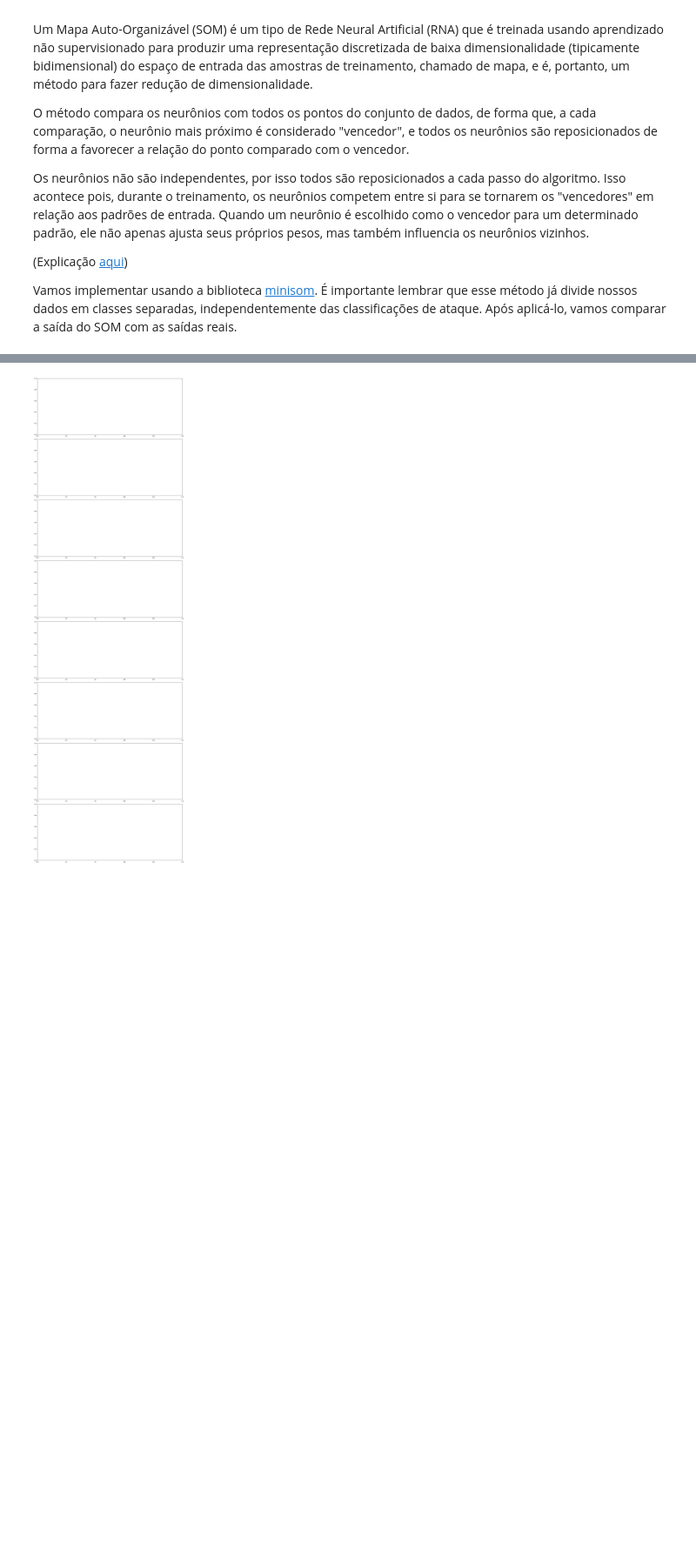
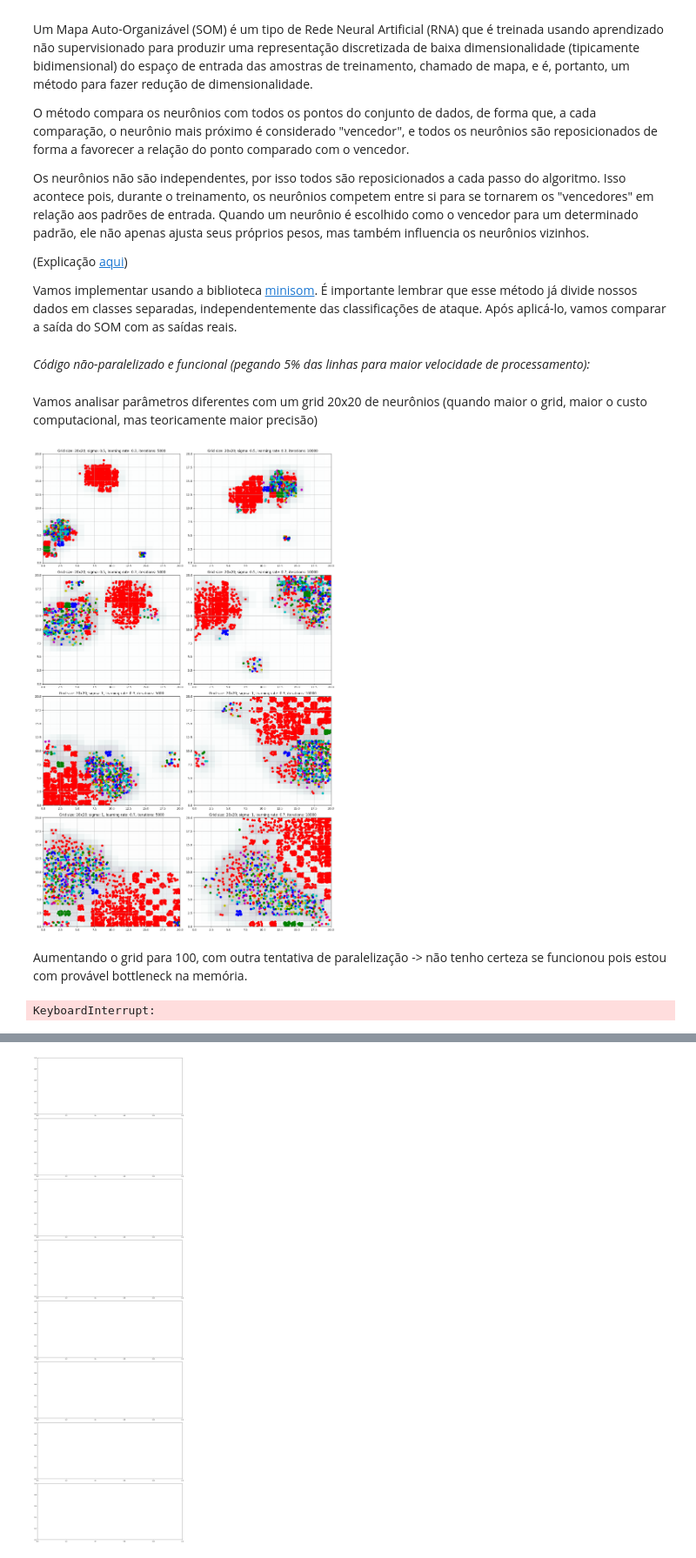
Before and after one commit to cesarpmorais/5G-Data-Training, a Jupyter notebook: data_discovery.ipynb, the cells around one changed output, grey strips where cells are left out. Shown at 87% size. Saved outputs shown, nothing was run; the diff lists cells and outputs as text; code cells hidden in the pictures; blank space fills up the shorter version.

```diff
--- a/data_discovery.ipynb
+++ b/data_discovery.ipynb
@@ -212,3 +216,5 @@ Os neurônios não são independentes, por isso todos são reposicionados a cada
 (Explicação [aqui](https://www.youtube.com/watch?v=H9H6s-x-0YE&ab_channel=ThalesSehnK%C3%B6rting))
 
 Vamos implementar usando a biblioteca [minisom](https://github.com/JustGlowing/minisom). É importante lembrar que esse método já divide nossos dados em classes separadas, independentemente das classificações de ataque. Após aplicá-lo, vamos comparar a saída do SOM com as saídas reais.
+# %% [markdown]
+_Código não-paralelizado e funcional (pegando 5% das linhas para maior velocidade de processamento):_
@@ -214,0 +264,2 @@ Vamos implementar usando a biblioteca [minisom](https://github.com/JustGlowing/m
+# %% [markdown]
+Vamos analisar parâmetros diferentes com um grid 20x20 de neurônios (quando maior o grid, maior o custo computacional, mas teoricamente maior precisão)
@@ -214,0 +275,64 @@ Vamos implementar usando a biblioteca [minisom](https://github.com/JustGlowing/m
+# %%
+params1 = [
+    (20, 0.5, 0.3, 5000),
+    (20, 0.5, 0.3, 10000),
+
+    (20, 0.5, 0.7, 5000),
+    (20, 0.5, 0.7, 10000),
+
+    (20, 1, 0.3, 5000),
+    (20, 1, 0.3, 10000),
+
+    (20, 1, 0.7, 5000),
+    (20, 1, 0.7, 10000),
+]
+
+if not os.path.exists(f'trained_soms_params1.pkl'):
+    trained_soms, params = train_soms(training_df, training_data, params1)
+    with open('trained_soms_params1.pkl', 'wb') as f:
+        pickle.dump(trained_soms, f)
+
+with open('trained_soms_params1.pkl', 'rb') as f:
+    trained_soms = pickle.load(f)
+    plot_soms(trained_soms, params1, training_data, target)
+# %% [output]
+[figure, added]
+# %% [markdown]
+Aumentando o grid para 100, com outra tentativa de paralelização -> não tenho certeza se funcionou pois estou com provável bottleneck na memória.
+# %%
+def train_som_wrapper(args):
+    training_df, training_data, params = args
+    return train_soms(training_df, training_data, params)
+
+def train_soms_parallel(training_df, training_data, params_list):
+    num_cores = multiprocessing.cpu_count()
+    pool = multiprocessing.Pool(processes=num_cores)
+    results = pool.map(train_som_wrapper, [(training_df, training_data, params) for params in params_list])
+    pool.close()
+    pool.join()
+    return results
+
+params2 = [
+    [(100, 0.5, 0.3, 5000)],
+    [(100, 0.5, 0.3, 10000)],
+
+    [(100, 0.5, 0.7, 5000)],
+    [(100, 0.5, 0.7, 10000)],
+
+    [(100, 1, 0.3, 5000)],
+    [(100, 1, 0.3, 10000)],
+
+    [(100, 1, 0.7, 5000)],
+    [(100, 1, 0.7, 10000)],
+]
+
+if not os.path.exists(f'trained_soms_params2.pkl'):
+    trained_soms = train_soms_parallel(training_df, training_data, params2)
+    with open('trained_soms_params2.pkl', 'wb') as f:
+        pickle.dump(trained_soms, f)
+
+with open('trained_soms_params2.pkl', 'rb') as f:
+    trained_soms = pickle.load(f)
+    plot_soms(trained_soms, params2, training_data, target)
+# %% [output]
+KeyboardInterrupt:
```
Also changed, not shown: parts of 10 cells of this notebook, 1 other file.
